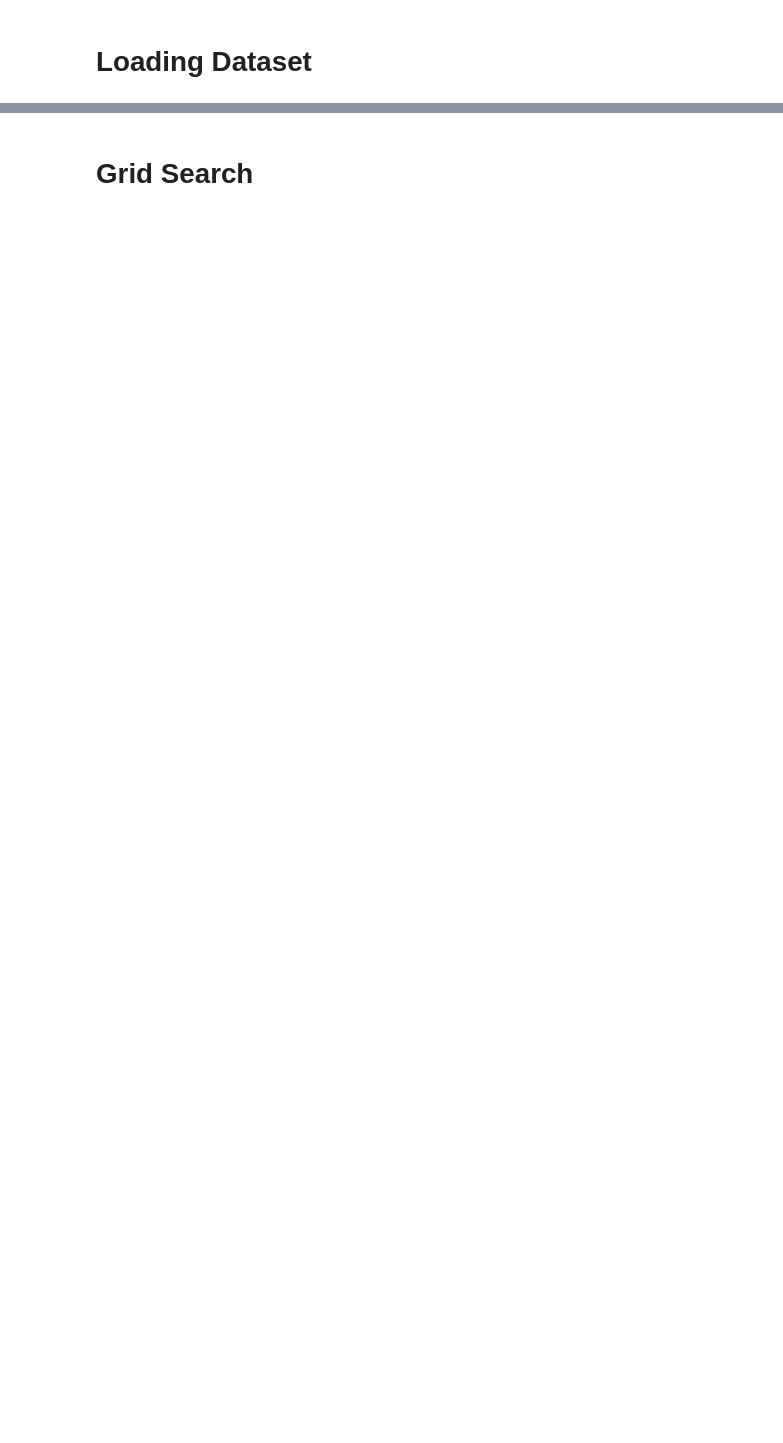
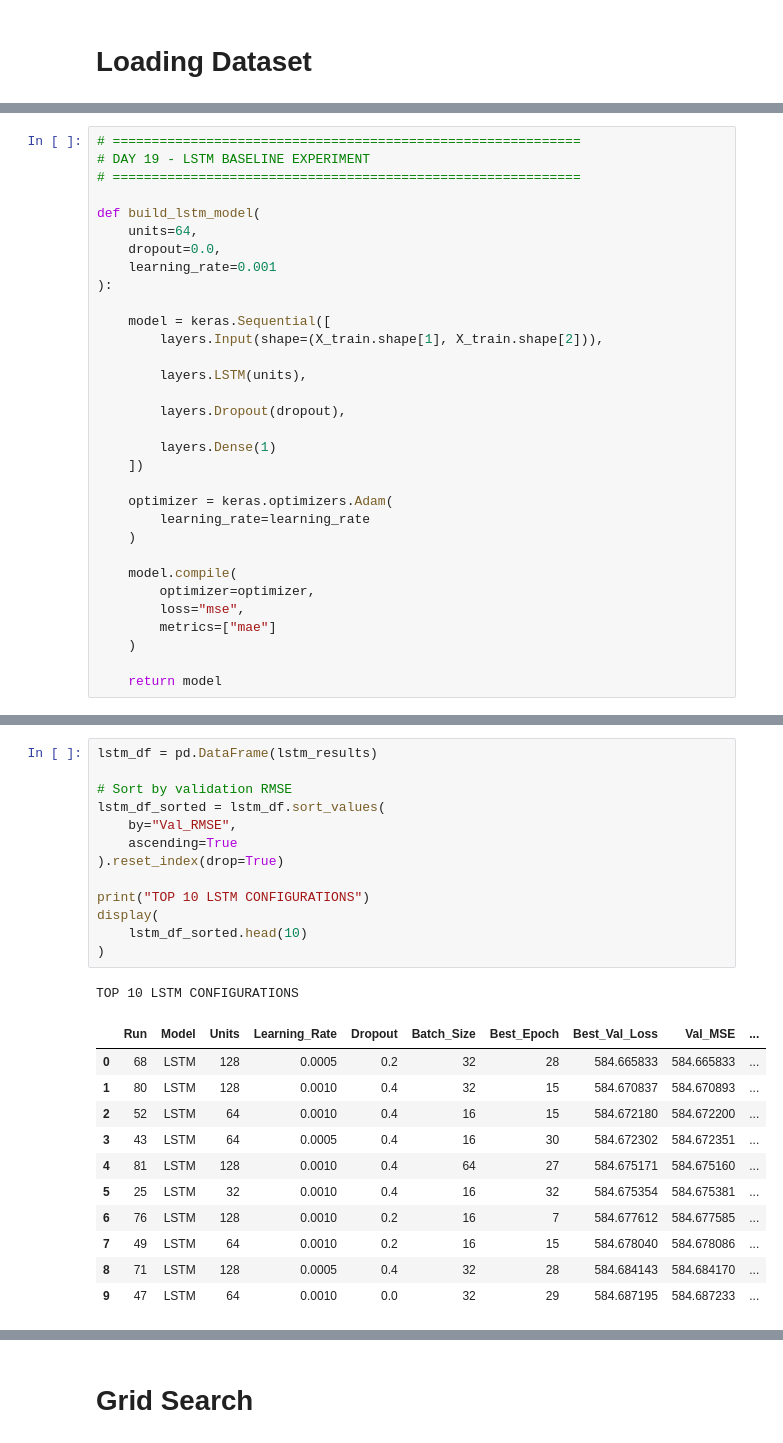
Before and after one commit to dowluri-ashok/auv-battery-health-rul-prediction, a Jupyter notebook: notebooks/day_19.ipynb, the cells around one changed output, grey strips where cells are left out. Saved outputs shown, nothing was run; the diff lists cells and outputs as text; blank space fills up the shorter version.

```diff
--- a/notebooks/day_19.ipynb
+++ b/notebooks/day_19.ipynb
@@ -163,0 +276,32 @@ Configurations:
+# %%
+# ============================================================
+# DAY 19 - LSTM BASELINE EXPERIMENT
+# ============================================================
+
+def build_lstm_model(
+    units=64,
+    dropout=0.0,
+    learning_rate=0.001
+):
+
+    model = keras.Sequential([
+        layers.Input(shape=(X_train.shape[1], X_train.shape[2])),
+
+        layers.LSTM(units),
+
+        layers.Dropout(dropout),
+
+        layers.Dense(1)
+    ])
+
+    optimizer = keras.optimizers.Adam(
+        learning_rate=learning_rate
+    )
+
+    model.compile(
+        optimizer=optimizer,
+        loss="mse",
+        metrics=["mae"]
+    )
+
+    return model
@@ -163,0 +504,26 @@ Configurations:
+# %%
+lstm_df = pd.DataFrame(lstm_results)
+
+# Sort by validation RMSE
+lstm_df_sorted = lstm_df.sort_values(
+    by="Val_RMSE",
+    ascending=True
+).reset_index(drop=True)
+
+print("TOP 10 LSTM CONFIGURATIONS")
+display(
+    lstm_df_sorted.head(10)
+)
+# %% [output]
+TOP 10 LSTM CONFIGURATIONS
+|  | Run | Model | Units | Learning_Rate | Dropout | Batch_Size | Best_Epoch | Best_Val_Loss | Val_MSE | ... |
+| 0 | 68 | LSTM | 128 | 0.0005 | 0.2 | 32 | 28 | 584.665833 | 584.665833 | ... |
+| 1 | 80 | LSTM | 128 | 0.0010 | 0.4 | 32 | 15 | 584.670837 | 584.670893 | ... |
+| 2 | 52 | LSTM | 64 | 0.0010 | 0.4 | 16 | 15 | 584.672180 | 584.672200 | ... |
+| 3 | 43 | LSTM | 64 | 0.0005 | 0.4 | 16 | 30 | 584.672302 | 584.672351 | ... |
+| 4 | 81 | LSTM | 128 | 0.0010 | 0.4 | 64 | 27 | 584.675171 | 584.675160 | ... |
+| 5 | 25 | LSTM | 32 | 0.0010 | 0.4 | 16 | 32 | 584.675354 | 584.675381 | ... |
+| 6 | 76 | LSTM | 128 | 0.0010 | 0.2 | 16 | 7 | 584.677612 | 584.677585 | ... |
+| 7 | 49 | LSTM | 64 | 0.0010 | 0.2 | 16 | 15 | 584.678040 | 584.678086 | ... |
+| 8 | 71 | LSTM | 128 | 0.0005 | 0.4 | 32 | 28 | 584.684143 | 584.684170 | ... |
+| 9 | 47 | LSTM | 64 | 0.0010 | 0.0 | 32 | 29 | 584.687195 | 584.687233 | ... |
```
Also changed, not shown: parts of 44 cells of this notebook.
